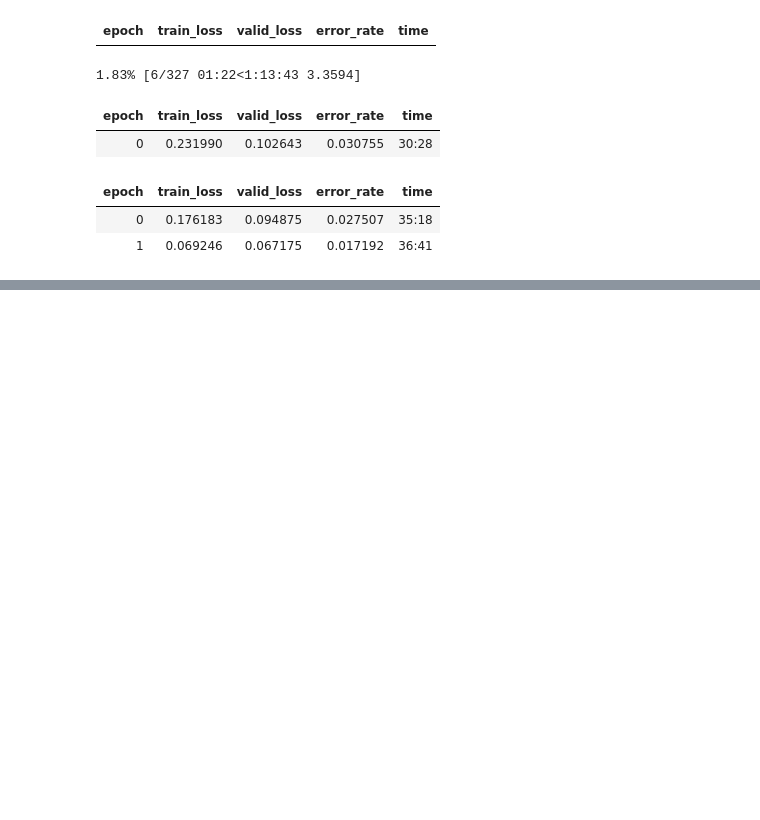
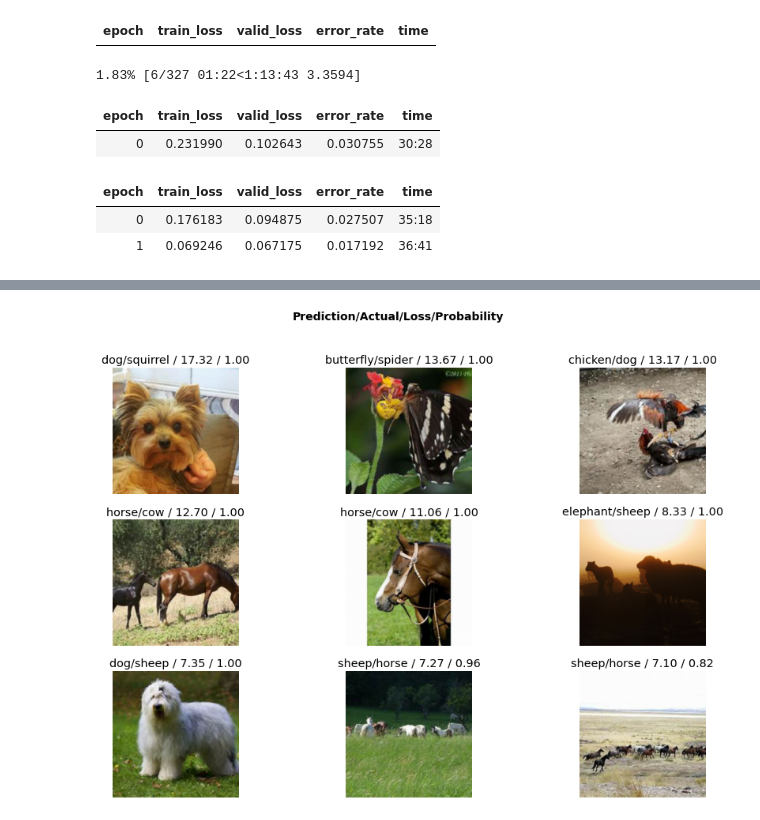
Before and after one commit to MUbarak123-56/emotion-detection, a Jupyter notebook: model_training_1.ipynb, the cells around one changed output, grey strips where cells are left out. Drawn from its saved outputs; the diff is of its cells as text; code cells hidden in the pictures; blank space fills up the shorter version.

```diff
--- a/model_training_1.ipynb
+++ b/model_training_1.ipynb
@@ -84,3 +84,5 @@ Downloading: "https://download.pytorch.org/models/resnet50-0676ba61.pth" to /roo
 | 1 | 0.069246 | 0.067175 | 0.017192 | 36:41 |
 # %%
 actual_label = {"cane": "dog", "cavallo": "horse", "elefante": "elephant", "farfalla": "butterfly", "gallina": "chicken", "gatto": "cat", "mucca": "cow", "pecora": "sheep", "scoiattolo": "squirrel", "dog": "cane", "cavallo": "horse", "elephant" : "elefante", "butterfly": "farfalla", "chicken": "gallina", "cat": "gatto", "cow": "mucca", "spider": "ragno", "squirrel": "scoiattolo"}
+# %%
+interp = Interpretation.from_learner(learn50)
@@ -86,0 +91,3 @@ actual_label = {"cane": "dog", "cavallo": "horse", "elefante": "elephant", "farf
+# %%
+interp.plot_top_losses(9, figsize=(15,10))
+# %% [output]
@@ -86,0 +95 @@ actual_label = {"cane": "dog", "cavallo": "horse", "elefante": "elephant", "farf
+[figure, added]
```
Also changed, not shown: parts of 2 cells of this notebook.
